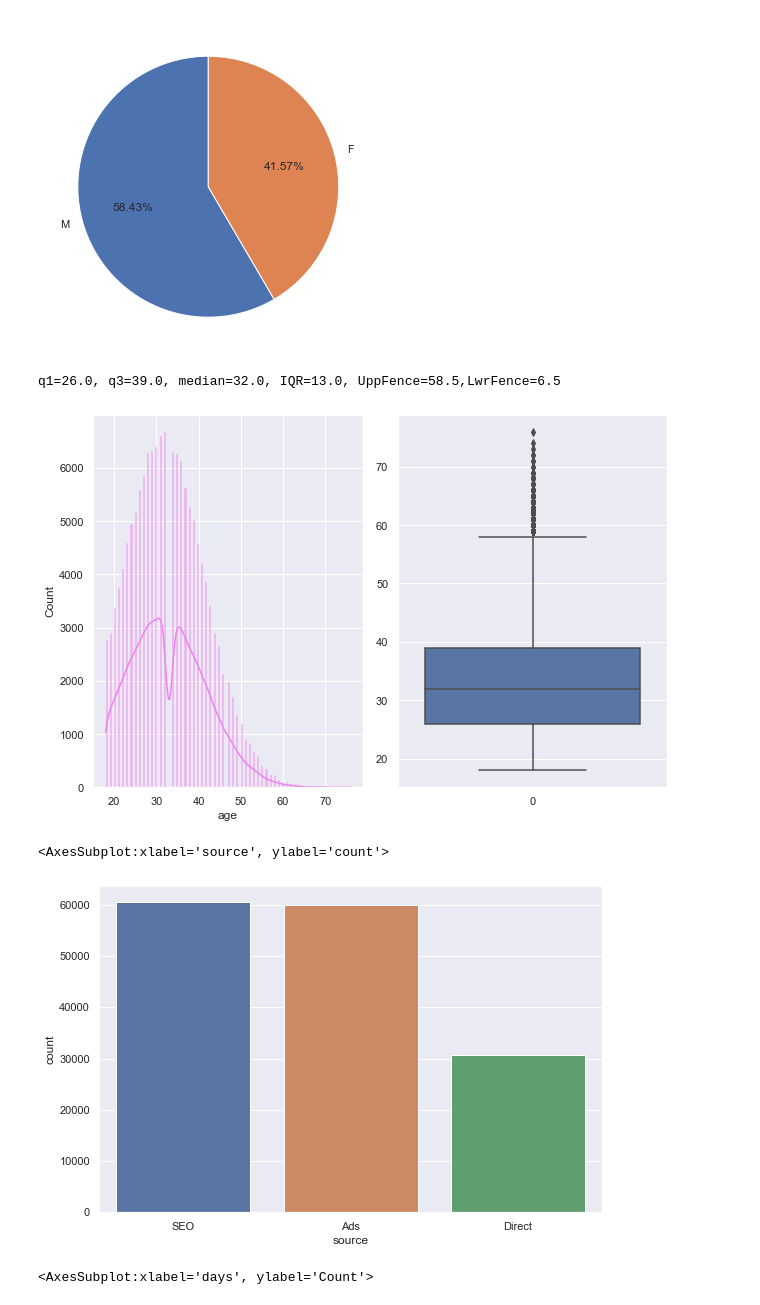
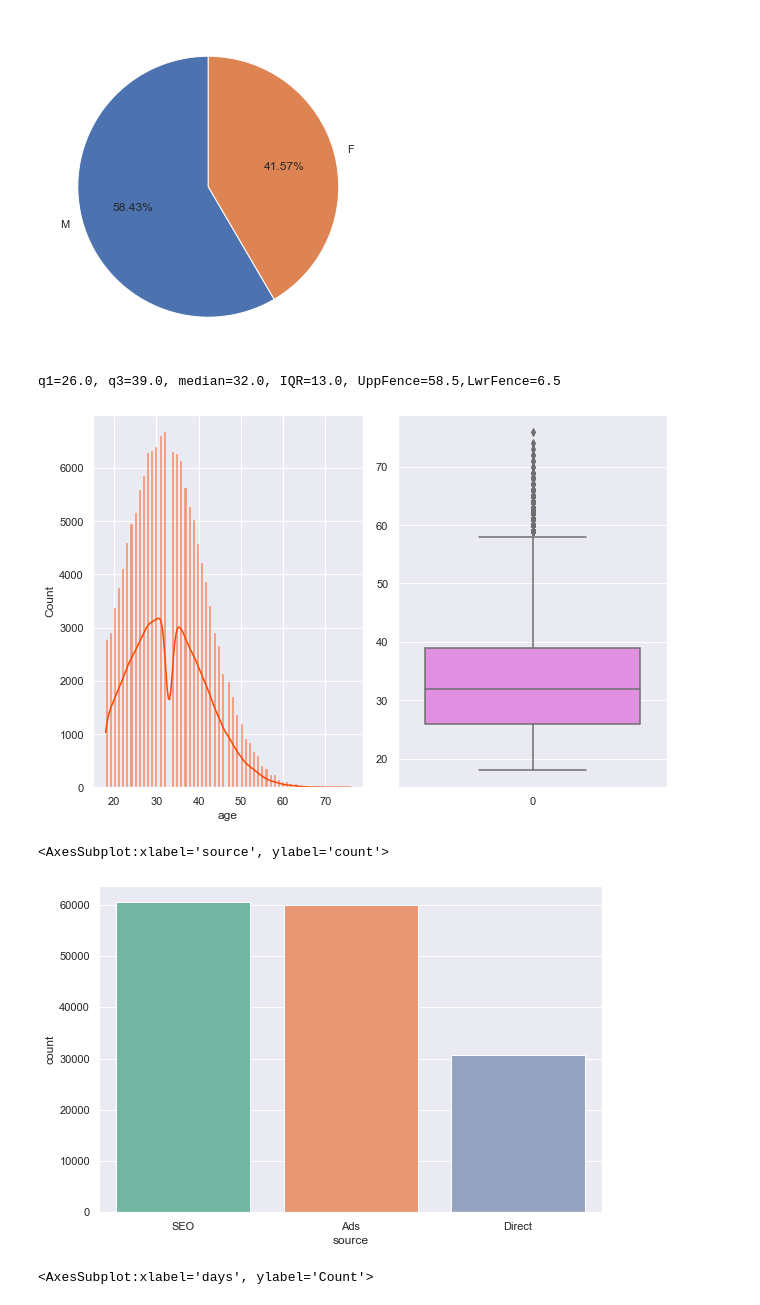
Before and after one commit to TeoTzeShuen/school, a Jupyter notebook: Individual Project/project.ipynb, the cells around one changed output. Cells and saved outputs as stored; diff of their text form; code cells hidden in the pictures.

```diff
--- a/Individual Project/project.ipynb
+++ b/Individual Project/project.ipynb
@@ -105,5 +105,6 @@ plt.show()
 # %%
 # age graphs
+# calculating fences
 q1= df['age'].quantile(0.25)
 q3 = df['age'].quantile(0.75)
 median = df['age'].median()
@@ -113,21 +114,21 @@ LwrFence = q1 - 1.5*IQR
 print("q1={}, q3={}, median={}, IQR={}, UppFence={},LwrFence={}".format(q1,q3,median,IQR,UppFence,LwrFence))
 
 fig, ax = plt.subplots(1,2)
-sns.histplot(df['age'], kde=True, color='Violet', ax=ax[0])
-sns.boxplot(data=df['age'], ax=ax[1])
+sns.histplot(df['age'], kde=True, color='orangered', ax=ax[0])
+sns.boxplot(data=df['age'], ax=ax[1], color='violet')
 plt.tight_layout()
 # %% [output]
 q1=26.0, q3=39.0, median=32.0, IQR=13.0, UppFence=58.5,LwrFence=6.5
-[figure, old version]
+[figure, new version]
 # %%
 # Interesting, seems like an entire age band is missing. We can clean that up later - other than that, looks like a fairly typical distribution.
 # while the boxplot shows that there are values outside the upperfence, they are realistic so I will not remove them.
 # %%
 # Plot a countplot to see the source of the purchases
-sns.countplot(data=df, x='source')
+sns.countplot(data=df, x='source', palette="Set2")
 # %% [output]
 <AxesSubplot:xlabel='source', ylabel='count'>
-[figure, old version]
+[figure, new version]
 # %%
 # Nothing odd, ads and SEO have about the same count. It may be possible that the fraud purchases are direct (keep in view)
 # %%
```
Also changed, not shown: parts of 10 cells of this notebook.
